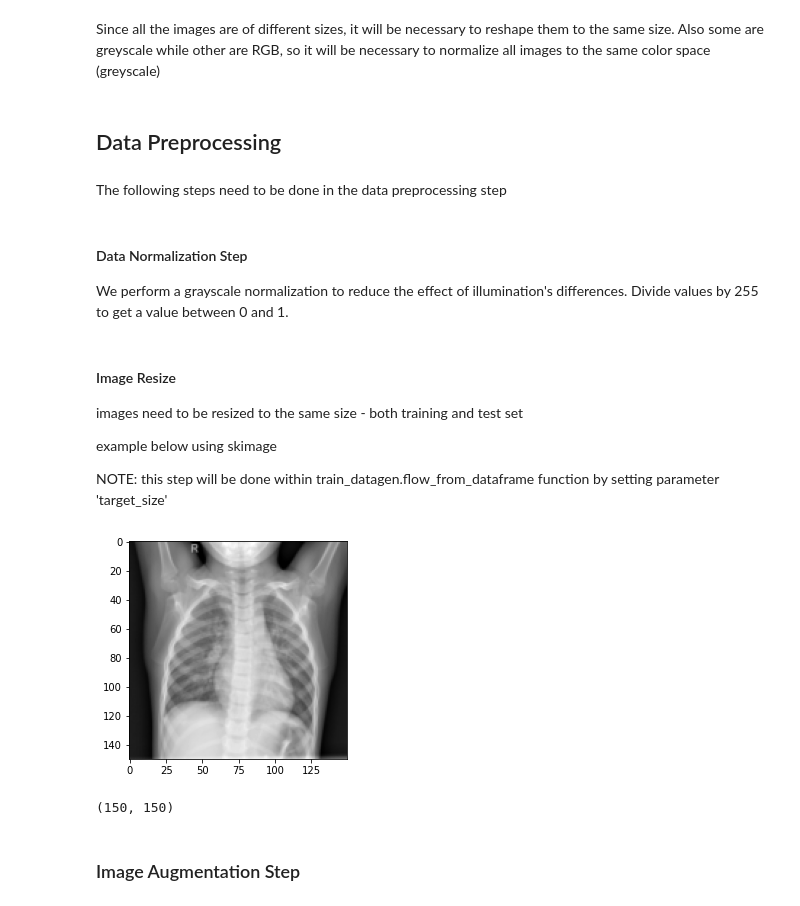
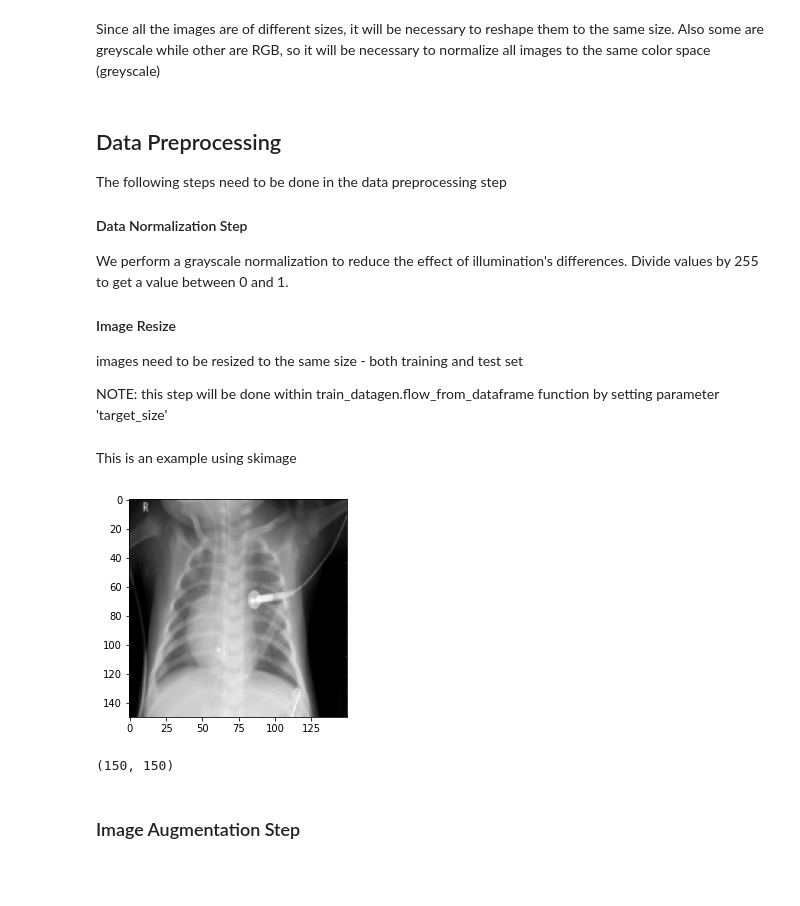
Before and after one commit to erotavlas/machine-learning, a Jupyter notebook: IBMAdvancedDataScience_Capstone_Incomplete.ipynb, the cells around one changed output. Saved outputs shown, nothing was run; the diff lists cells and outputs as text; code cells hidden in the pictures; blank space fills up the shorter version.

```diff
--- a/IBMAdvancedDataScience_Capstone_Incomplete.ipynb
+++ b/IBMAdvancedDataScience_Capstone_Incomplete.ipynb
@@ -191,3 +49,0 @@ len(v)
-# %%
-y = [x for x in sizes if x < 250]
-len(y)
@@ -222,0 +199,30 @@ for root, dirs, files in os.walk("E:\COURSES\Advanced Data Science With IBM\Adva
+# %%
+temp_train_images = []
+temp_train_labels = []
+
+temp_test_images = []
+temp_test_labels = []
+
+discarded = []
+
+for i in range(len(train_images)):
+    xray = io.imread(train_images[i])
+    y = xray.shape[0]
+    x = xray.shape[1]
+    ratio = x/y
+    if ratio <= 2:
+        temp_train_images.append(train_images[i])
+        temp_train_labels.append(train_labels[i])
+    else:
+        discarded.append(train_images[i])
+
+for i in range(len(test_images)):
+    xray = io.imread(test_images[i])
+    y = xray.shape[0]
+    x = xray.shape[1]
+    ratio = x/y
+    if ratio <= 2:
+        temp_test_images.append(test_images[i])
+        temp_test_labels.append(test_labels[i])
+    else:
+        discarded.append(test_images[i])
@@ -222,0 +299,2 @@ for root, dirs, files in os.walk("E:\COURSES\Advanced Data Science With IBM\Adva
+# %%
+updated_train_images = shuffled_train_images[0:(len(temp_train_images)-245)]
@@ -222,0 +328,2 @@ for root, dirs, files in os.walk("E:\COURSES\Advanced Data Science With IBM\Adva
+# %%
+updated_train_images = updated_train_images[0:4133]
@@ -247,32 +373,32 @@ plt.show()
 # %% [markdown]
  Since all the images are of different sizes, it will be necessary to reshape them to the same size.
  Also some are greyscale while other are RGB, so it will be necessary to normalize all images to the same color space (greyscale)
-# %% [markdown]
-## Data Preprocessing
-# %% [markdown]
-The following steps need to be done in the data preprocessing step
 # %% [markdown]
+## Data Preprocessing
+
+The following steps need to be done in the data preprocessing step
+
 #### Data Normalization Step
 
 We perform a grayscale normalization to reduce the effect of illumination's differences.
 Divide values by 255 to get a value between 0 and 1.
+
+#### Image Resize
+images need to be resized to the same size - both training and test set
+
+NOTE: this step will be done within train_datagen.flow_from_dataframe function by setting parameter 'target_size'
-# %% [markdown]
-#### Image Resize
-images need to be resized to the same size - both training and test set
-
-example below using skimage
-
-NOTE: this step will be done within train_datagen.flow_from_dataframe function by setting parameter 'target_size'
+# %% [markdown]
+This is an example using skimage
 # %%
 from skimage.transform import resize
-img = io.imread(train_images[0])
+img = io.imread(updated_train_images[0])
 img_rescaled = resize(img, (150,150))
 
 imgplot = plt.imshow(img_rescaled, cmap="gray")
 plt.show()
 print(img_rescaled.shape)
 # %% [output]
-[figure, old version]
+[figure, new version]
 (150, 150)
 # %% [markdown]
 ### Image Augmentation Step
```
Also changed, not shown: parts of 86 cells of this notebook.
